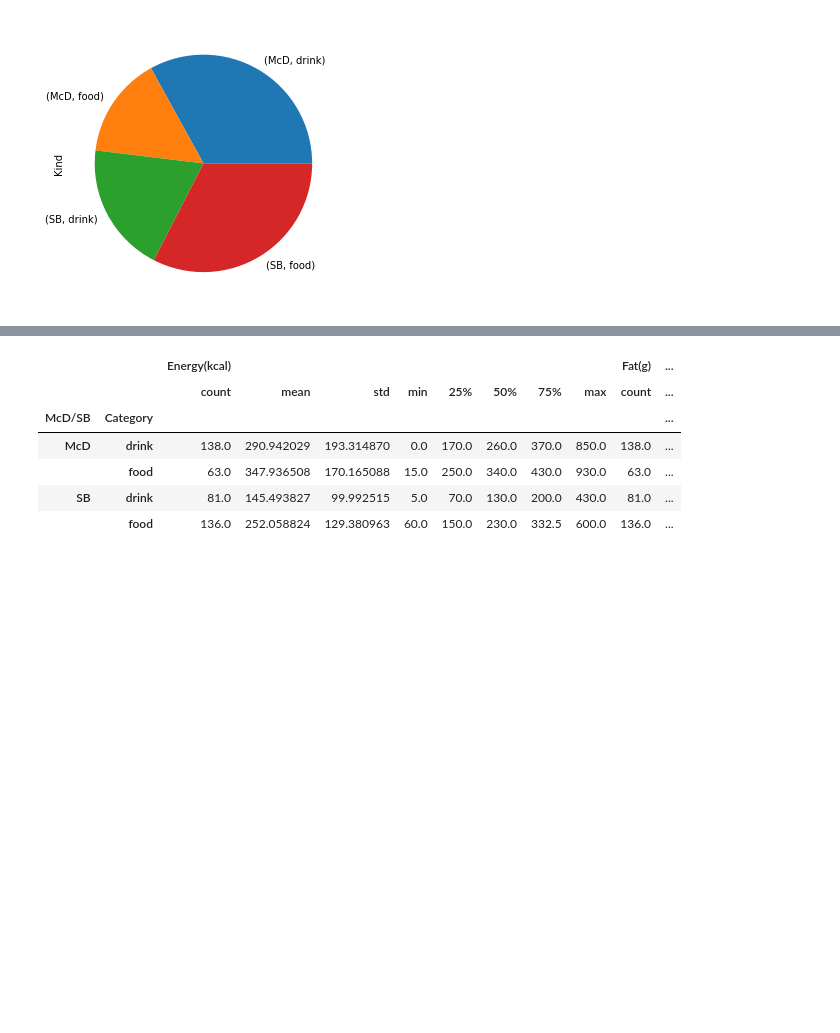
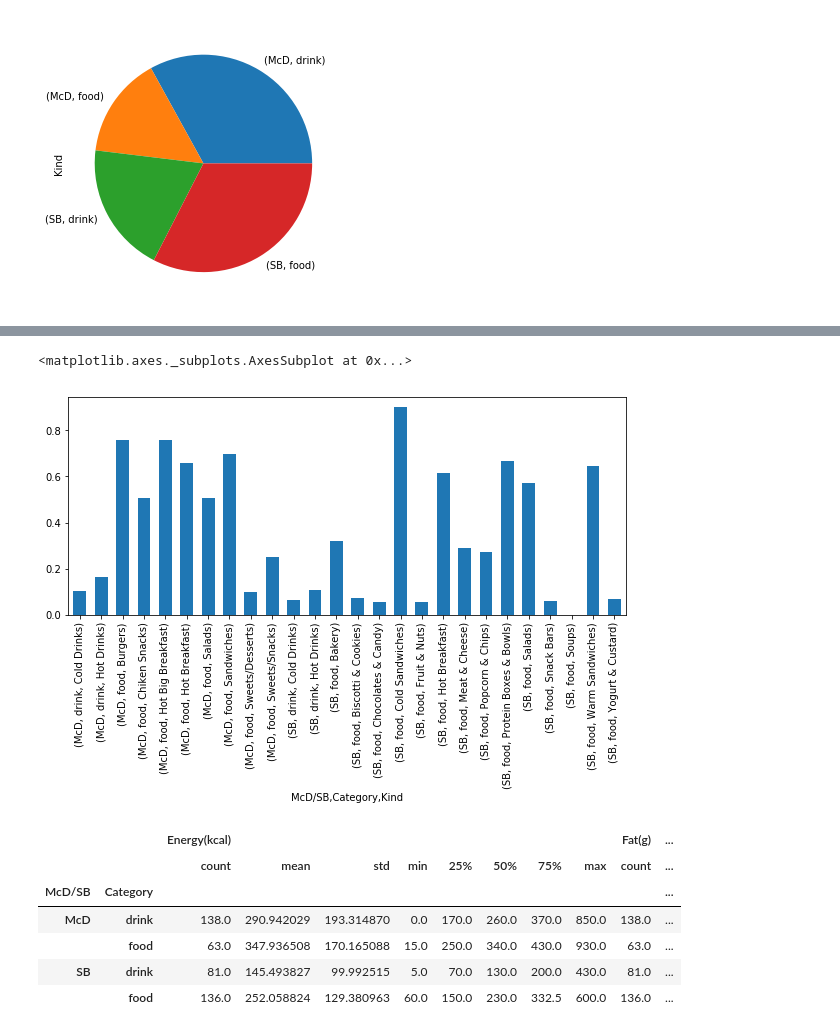
Before and after one commit to merr-src/edu_pet_projects, a Jupyter notebook: edu_pet_projects/data_processing.ipynb, the cells around one changed output, grey strips where cells are left out. Drawn from its saved outputs; the diff is of its cells as text; code cells hidden in the pictures; blank space fills up the shorter version.

```diff
--- a/edu_pet_projects/data_processing.ipynb
+++ b/edu_pet_projects/data_processing.ipynb
@@ -227,3 +240,11 @@ means_all[['Fat(g)',
+# %%
+# Sodium on separate graph due to small absolute values:
+means_all['Sodium(g)'].plot(kind = 'bar', subplots = False, sharex=True, sharey=False, width = 0.6, figsize = (10,4))
+# McD food have more uniform and relatively high values across the main food groups
+# SB sodium destribution is highly non-equal across menu, where cold sandwiches reveal highest value
+# %% [output]
+<matplotlib.axes._subplots.AxesSubplot at 0x...>
+[figure, added]
 # %%
 # full desc stats
 with pd.option_context('display.max_rows', None, 'display.max_columns', None):
```
Also changed, not shown: parts of 35 cells of this notebook, 6 other files.
